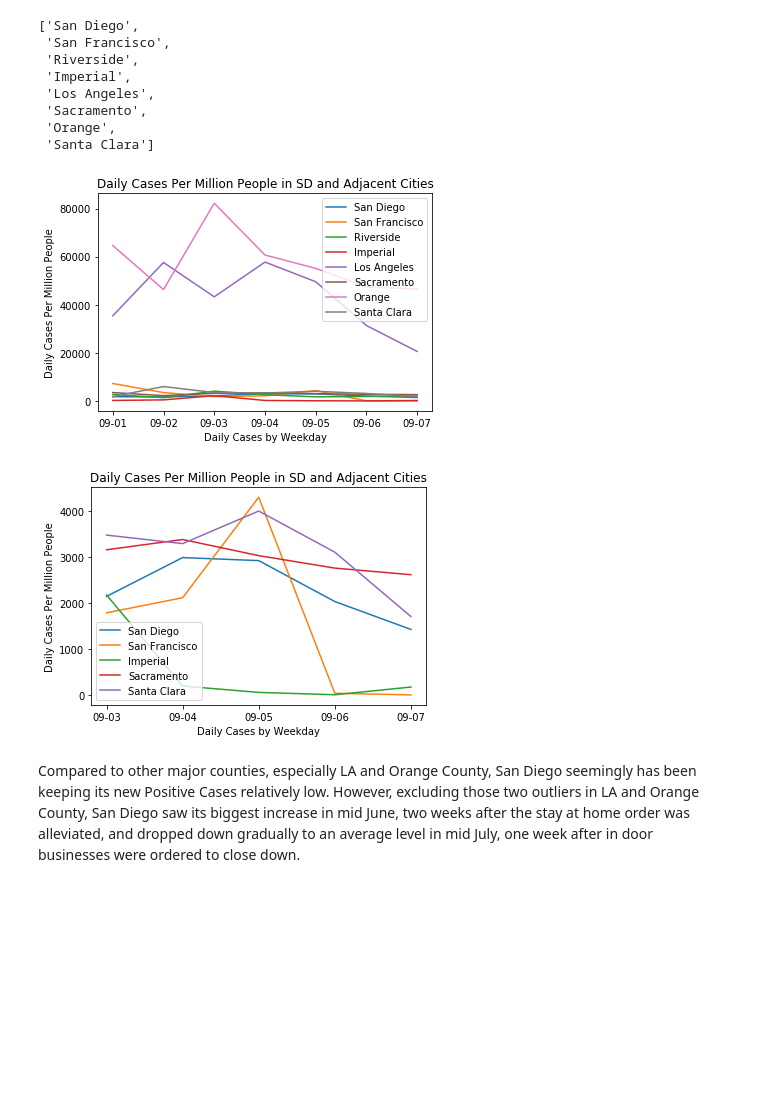
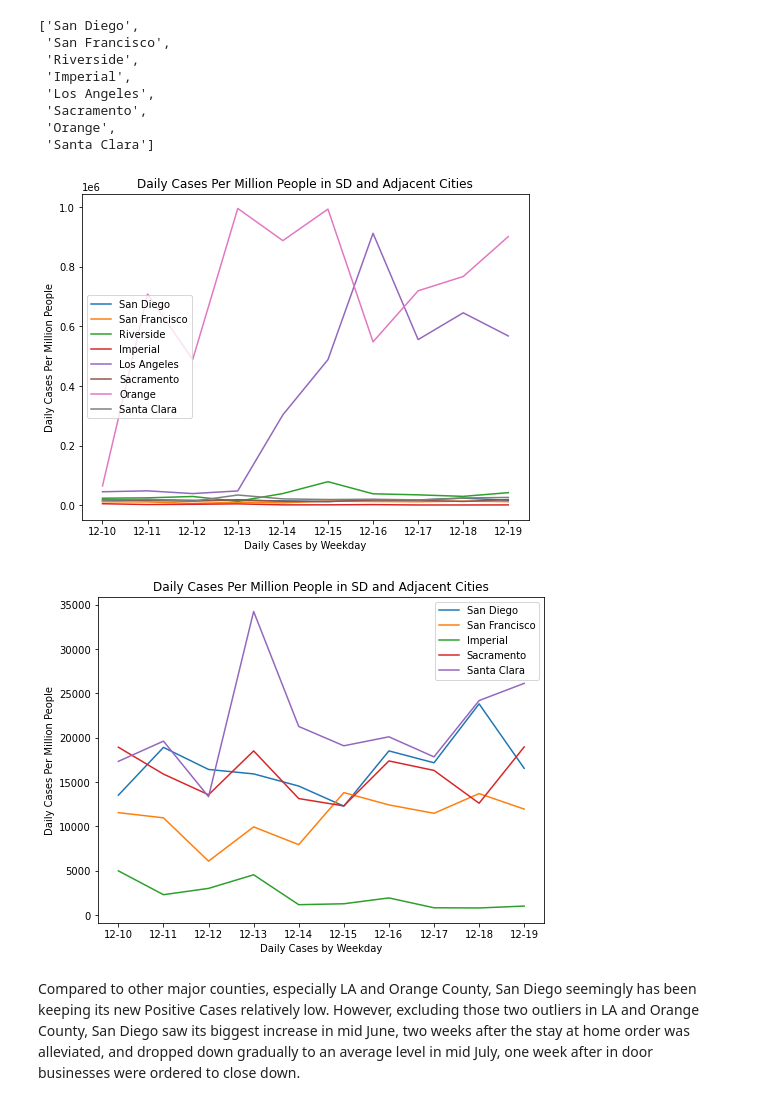
Before and after one commit to waychang626/Summer-2020-Projects-, a Jupyter notebook: COVID19-Project/COVID_SD.ipynb, the cells around one changed output. Drawn from its saved outputs; the diff is of its cells as text; code cells hidden in the pictures; blank space fills up the shorter version.

```diff
--- a/COVID19-Project/COVID_SD.ipynb
+++ b/COVID19-Project/COVID_SD.ipynb
@@ -10,10 +15,7 @@ from itertools import chain
 # %%
 df_covid = pd.read_csv('Datasets/COVID-19_Statistics_by_Jurisdiction.csv')
 #https://sdgis-sandag.opendata.arcgis.com/datasets/covid-19-statistics-by-jurisdiction?geometry=-120.348%2C32.566%2C-115.965%2C33.372
-
 df_population = pd.read_csv('Datasets/sub-est2019_6.csv', encoding = 'latin-1')
 ca_population = pd.read_csv('Datasets/sub-est2019_6.csv', encoding = 'latin-1')
-
-
-ca_covid = pd.read_csv('Datasets/ca_covid.csv')
+ca_covid = pd.read_csv('Datasets/statewide_cases.csv')
 #https://data.ca.gov/dataset/covid-19-cases/resource/926fd08f-cc91-4828-af38-bd45de97f8c3
@@ -325,10 +239,12 @@ cities_list
 # %%
 def cal_covid(cities_list, days_before):
     aval = list(ca_covid['City'].unique())
+    figure(figsize=(8,6))
     for c in list(cities_list):
         if c not in aval:
             print(c +" is not in the dataset")
             continue
+
         df_temp = ca_covid.loc[ca_covid['City'] == c, :]
         #print(df_temp)
         pv_temp = df_temp.iloc[-days_before:].pivot_table(index = 'date', values = 'DailyCases/Million')
@@ -339,9 +255,9 @@ def cal_covid(cities_list, days_before):
         plt.title('Daily Cases Per Million People in SD and Adjacent Cities')
         plt.legend()
 # %%
-cal_covid(cities_list, 7)
+cal_covid(cities_list, 10)
 # %% [output]
-[figure, old version]
+[figure, new version]
 # %%
 cities_list_without_LA = ['San Diego',
  'San Francisco',
@@ -349,9 +265,9 @@ cities_list_without_LA = ['San Diego',
  'Sacramento',
  'Santa Clara']
 # %%
-cal_covid(cities_list_without_LA, 5)
+cal_covid(cities_list_without_LA, 10)
 # %% [output]
-[figure, old version]
+[figure, new version]
 # %% [markdown]
 Compared to other major counties, especially LA and Orange County, San Diego seemingly has been keeping its new Positive Cases relatively low. However, excluding those two outliers in LA and Orange County, San Diego saw its biggest increase in mid June, two weeks after the stay at home order was alleviated, and dropped down gradually to an average level in mid July, one week after in door businesses were ordered to close down.
 # %% [markdown]
```
Also changed, not shown: parts of 46 cells of this notebook, 2 other files.
